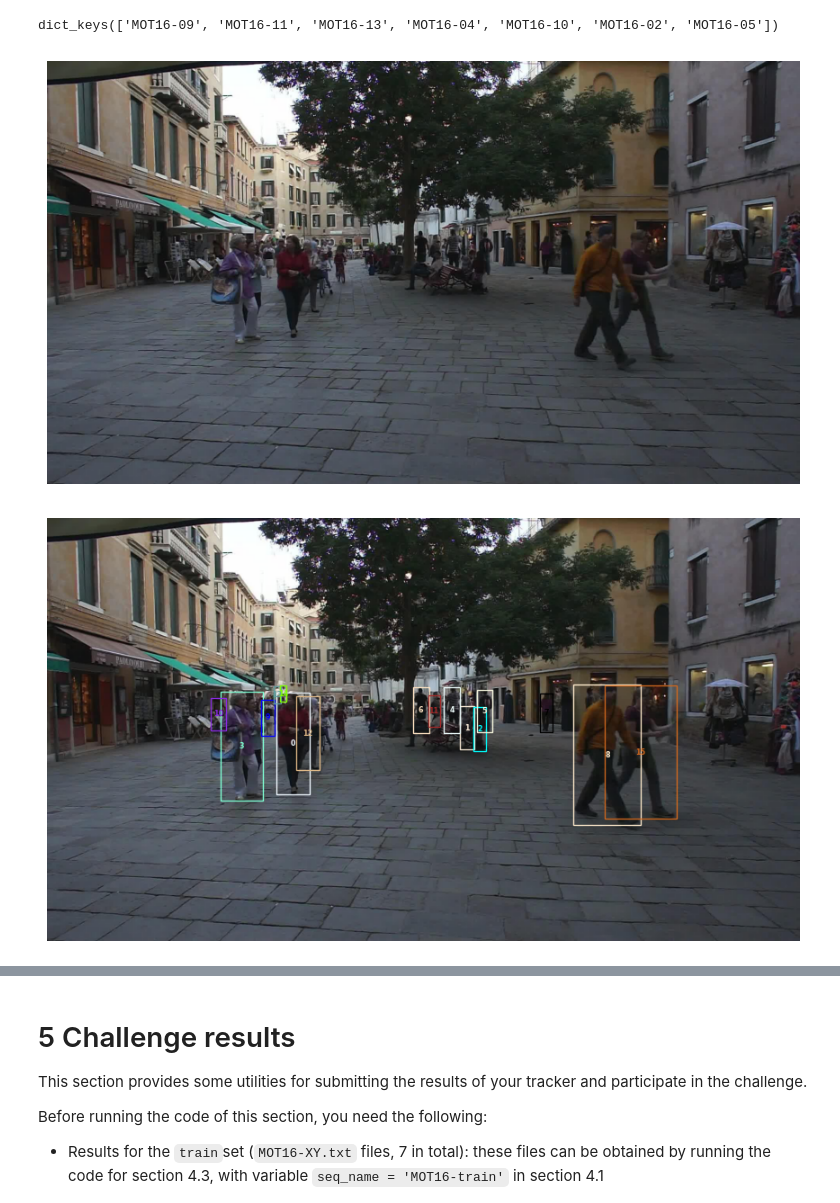
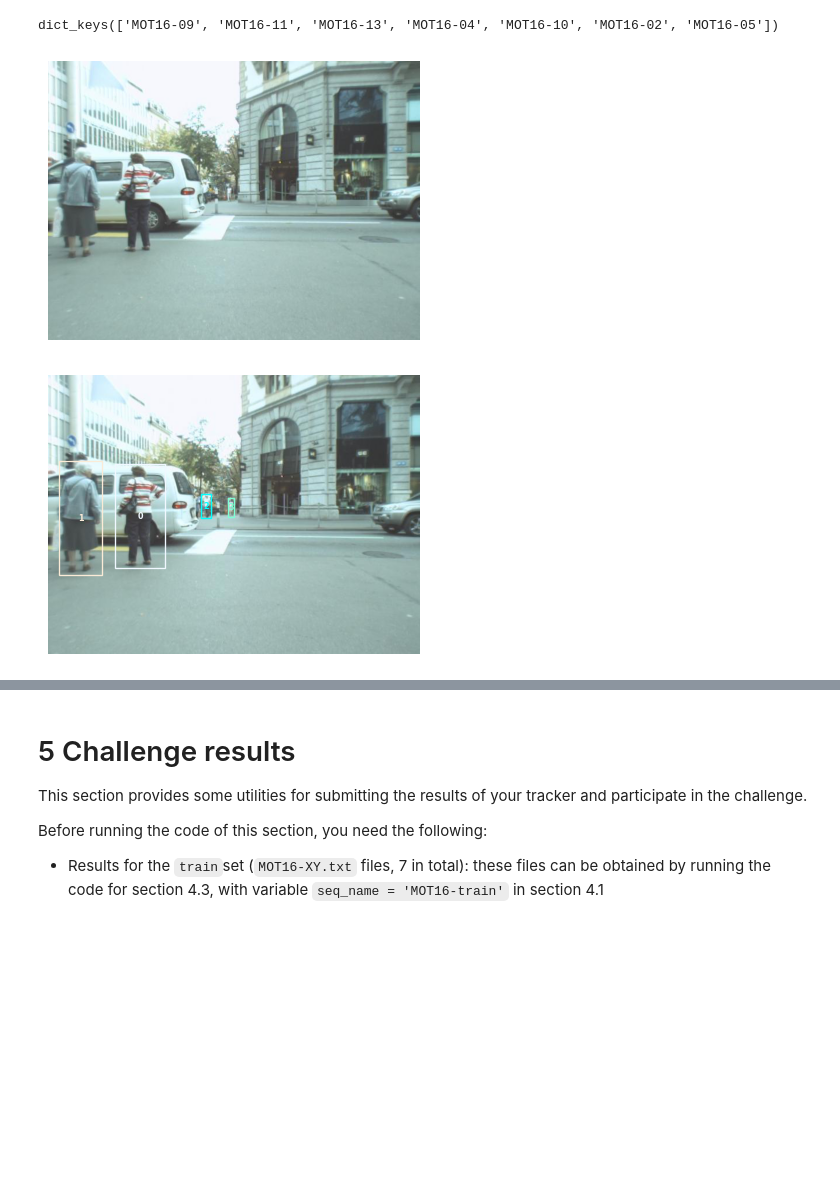
Before and after one commit to Javimh18/DL4VSP, a Jupyter notebook: dlvsp_challenge_material/dlvsp_mot_baseline_2023.ipynb, the cells around one changed output, grey strips where cells are left out. Drawn from its saved outputs; the diff is of its cells as text; code cells hidden in the pictures; blank space fills up the shorter version.

```diff
--- a/dlvsp_challenge_material/dlvsp_mot_baseline_2023.ipynb
+++ b/dlvsp_challenge_material/dlvsp_mot_baseline_2023.ipynb
@@ -106,7 +109,7 @@ The `MOT16Sequences` dataset class provides the possibilty to load single sequen
 import matplotlib.pyplot as plt
 from src.tracker.data_track import MOT16Sequences
 
-seq_name = 'MOT16-02' #uncomment to show a single sequence
+seq_name = 'MOT16-04' #uncomment to show a single sequence
 #seq_name = 'MOT16-train' #uncomment to show one frame for each sequence in the train split
 #seq_name = 'MOT16-test' #uncomment to show one frame for each sequence in the test split
 data_dir = os.path.join(working_dir,'data/MOT16')
@@ -336,7 +339,7 @@ for seq in sequences:
     tracker.reset()
 
     #load data
-    data_loader = DataLoader(seq, batch_size=1, shuffle=False)
+    data_loader = DataLoader(seq, batch_size=1, shuffle=False, pin_memory=True)
 
     #run tracker
     for frame in tqdm(data_loader):
@@ -442,11 +445,11 @@ dict_keys(['MOT16-09', 'MOT16-11', 'MOT16-13', 'MOT16-04', 'MOT16-10', 'MOT16-02
 # %%
 import matplotlib.pyplot as plt
 from src.tracker.utils import plot_sequence
 
-seq_name='MOT16-02'
+seq_name='MOT16-05'
 plot_sequence(results_seq[seq_name],
               [s for s in sequences if str(s) == seq_name][0],
               first_n_frames=3)
 # %% [output]
-[figure, old version]
+[figure, new version]
-[figure, old version]
+[figure, new version]
```
Also changed, not shown: parts of 7 cells of this notebook, 1 other file.
